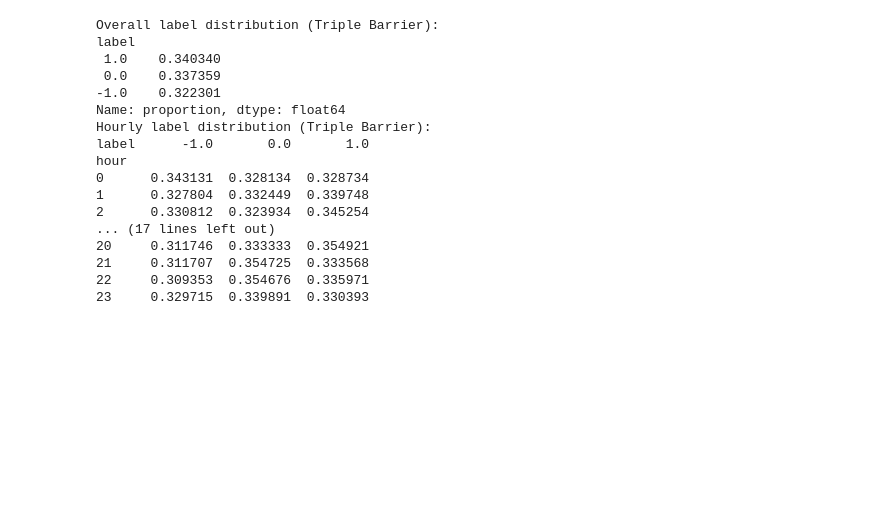
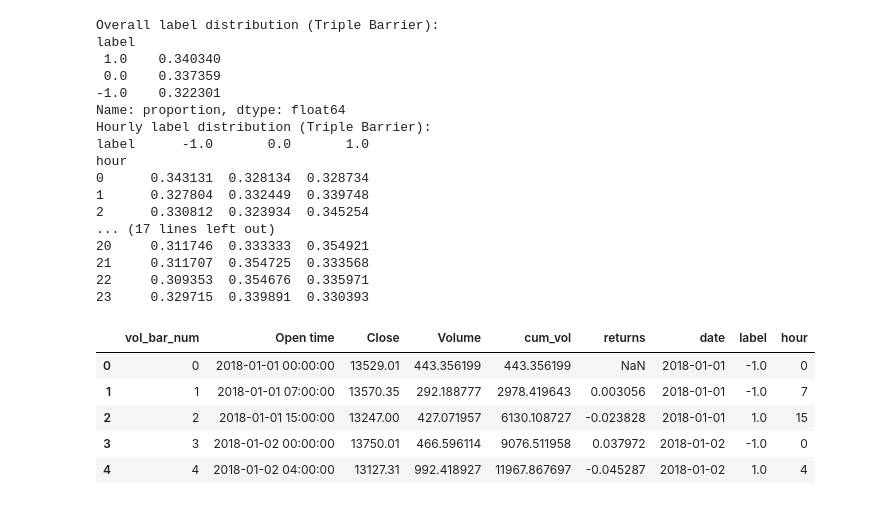
Before and after one commit to dgalassi99/quant-lab, a Jupyter notebook: more/Meta_Labelling_&_Classification.ipynb, the cells around one changed output. Saved outputs shown, nothing was run; the diff lists cells and outputs as text; code cells hidden in the pictures; blank space fills up the shorter version.

```diff
--- a/more/Meta_Labelling_&_Classification.ipynb
+++ b/more/Meta_Labelling_&_Classification.ipynb
@@ -113,3 +132,13 @@ hour
 21     0.311707  0.354725  0.333568
 22     0.309353  0.354676  0.335971
 23     0.329715  0.339891  0.330393
+# %%
+df = df_vol.copy()
+df.head()
+# %% [output]
+|  | vol_bar_num | Open time | Close | Volume | cum_vol | returns | date | label | hour |
+| 0 | 0 | 2018-01-01 00:00:00 | 13529.01 | 443.356199 | 443.356199 | NaN | 2018-01-01 | -1.0 | 0 |
+| 1 | 1 | 2018-01-01 07:00:00 | 13570.35 | 292.188777 | 2978.419643 | 0.003056 | 2018-01-01 | -1.0 | 7 |
+| 2 | 2 | 2018-01-01 15:00:00 | 13247.00 | 427.071957 | 6130.108727 | -0.023828 | 2018-01-01 | 1.0 | 15 |
+| 3 | 3 | 2018-01-02 00:00:00 | 13750.01 | 466.596114 | 9076.511958 | 0.037972 | 2018-01-02 | -1.0 | 0 |
+| 4 | 4 | 2018-01-02 04:00:00 | 13127.31 | 992.418927 | 11967.867697 | -0.045287 | 2018-01-02 | 1.0 | 4 |
```
Also changed, not shown: parts of 16 cells of this notebook.
